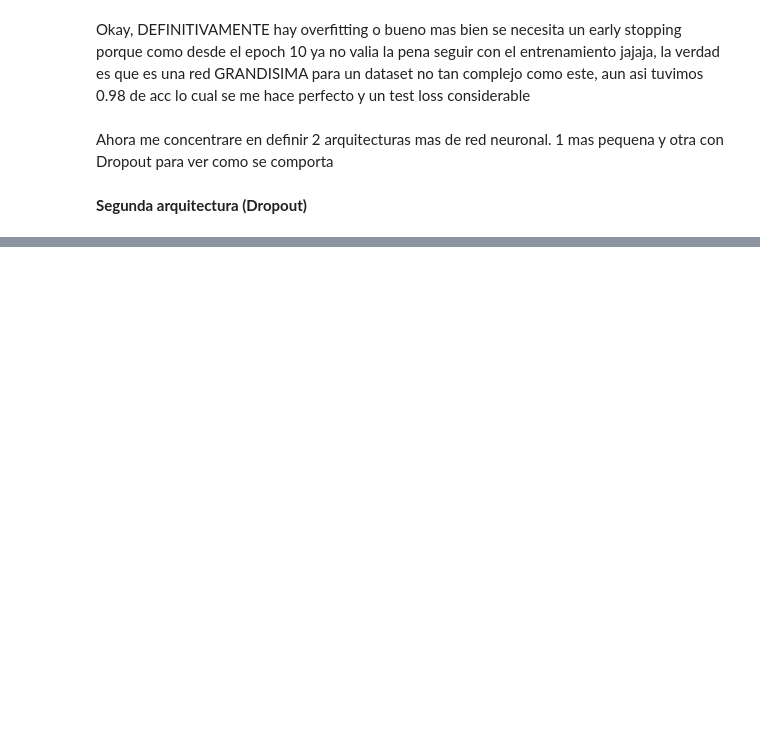
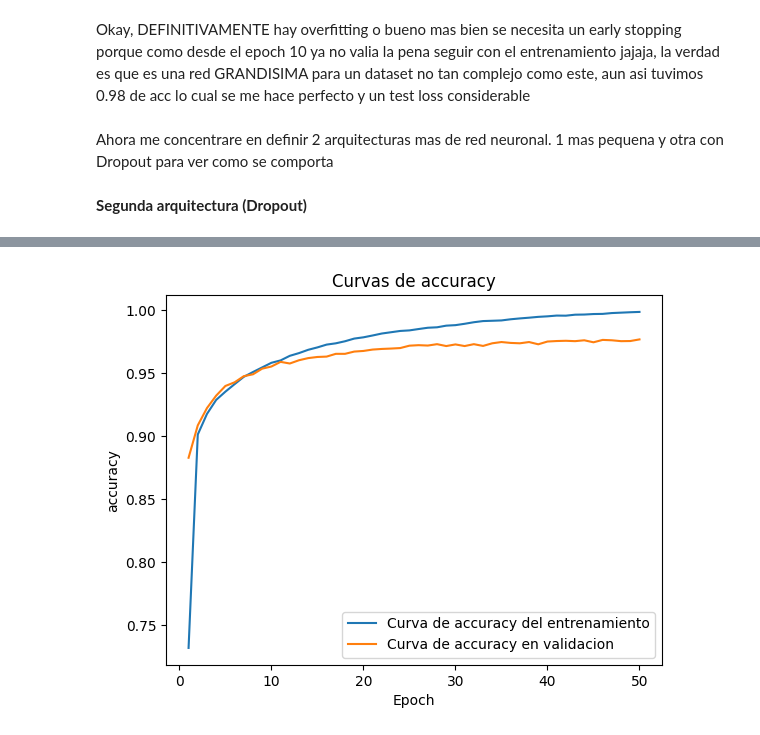
Before and after one commit to HiramZ04/computational-intelligence-class, a Jupyter notebook: MNIST_feedforwardNN.ipynb, the cells around one changed output, grey strips where cells are left out. Drawn from its saved outputs; the diff is of its cells as text; code cells hidden in the pictures; blank space fills up the shorter version.

```diff
--- a/MNIST_feedforwardNN.ipynb
+++ b/MNIST_feedforwardNN.ipynb
@@ -306,0 +441,4 @@ batch_size= 64
+# %%
+plot_acc_curves(DNN3epoch_train_acc, DNN3epoch_val_acc)
+# %% [output]
+[figure, added]
```
Also changed, not shown: parts of 13 cells of this notebook.
